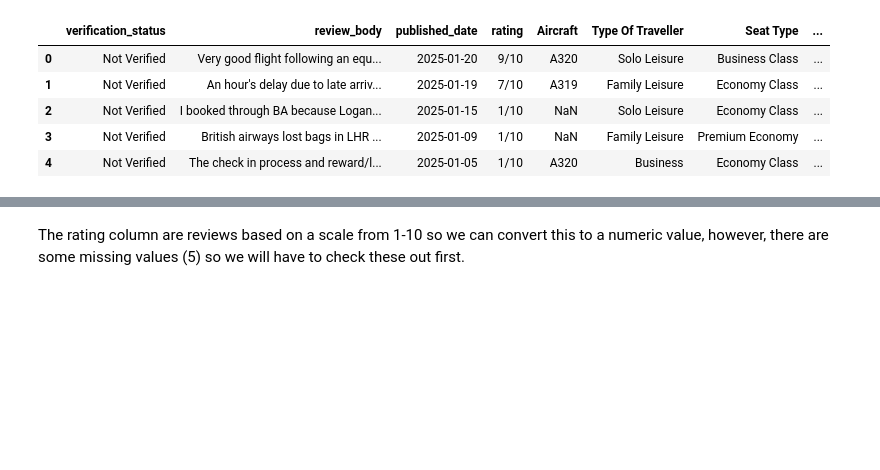
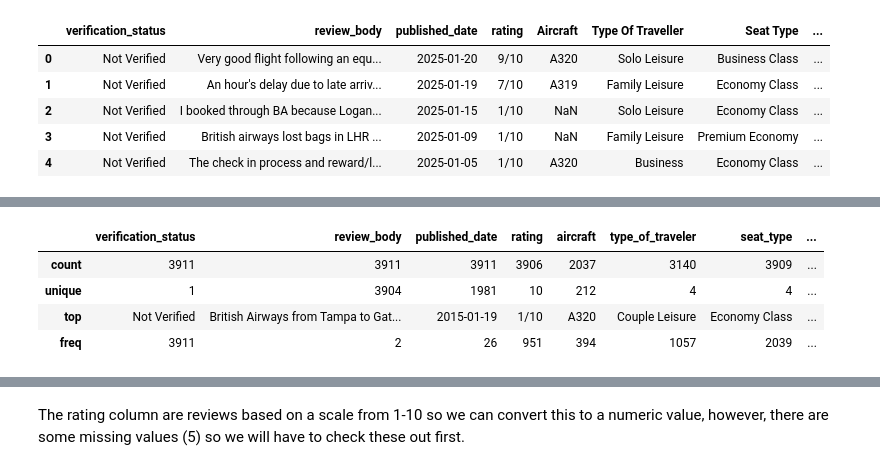
Before and after one commit to ryslipe/british_airlines, a Jupyter notebook: notebooks/01_load_and_validate_raw_data.ipynb, the cells around one changed output, grey strips where cells are left out. Drawn from its saved outputs; the diff is of its cells as text; code cells hidden in the pictures; blank space fills up the shorter version.

```diff
--- a/notebooks/01_load_and_validate_raw_data.ipynb
+++ b/notebooks/01_load_and_validate_raw_data.ipynb
@@ -178,0 +129,8 @@ memory usage: 305.7+ KB
+# %%
+reviews_df.describe()
+# %% [output]
+|  | verification_status | review_body | published_date | rating | aircraft | type_of_traveler | seat_type | ... |
+| count | 3911 | 3911 | 3911 | 3906 | 2037 | 3140 | 3909 | ... |
+| unique | 1 | 3904 | 1981 | 10 | 212 | 4 | 4 | ... |
+| top | Not Verified | British Airways from Tampa to Gat... | 2015-01-19 | 1/10 | A320 | Couple Leisure | Economy Class | ... |
+| freq | 3911 | 2 | 26 | 951 | 394 | 1057 | 2039 | ... |
```
Also changed, not shown: parts of 19 cells of this notebook, 3 other files.
